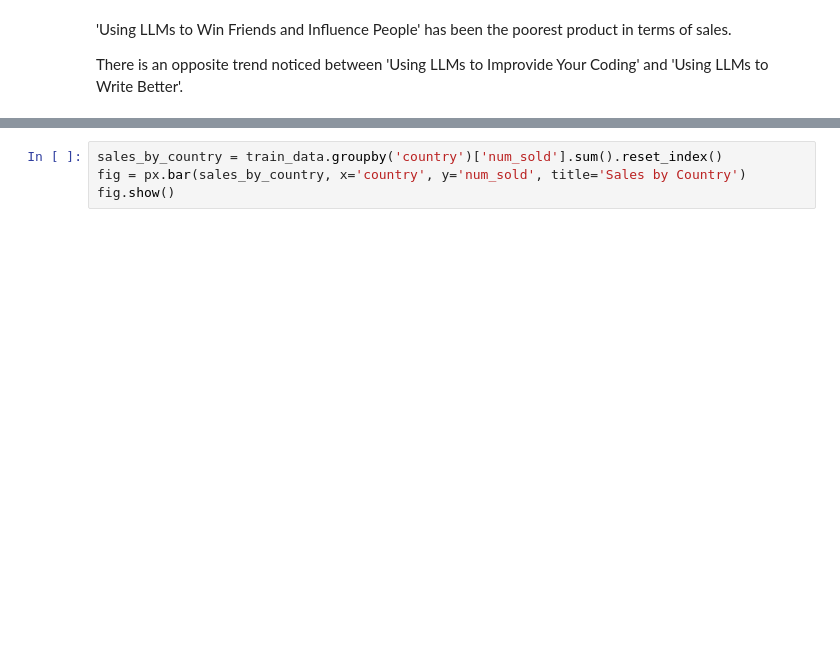
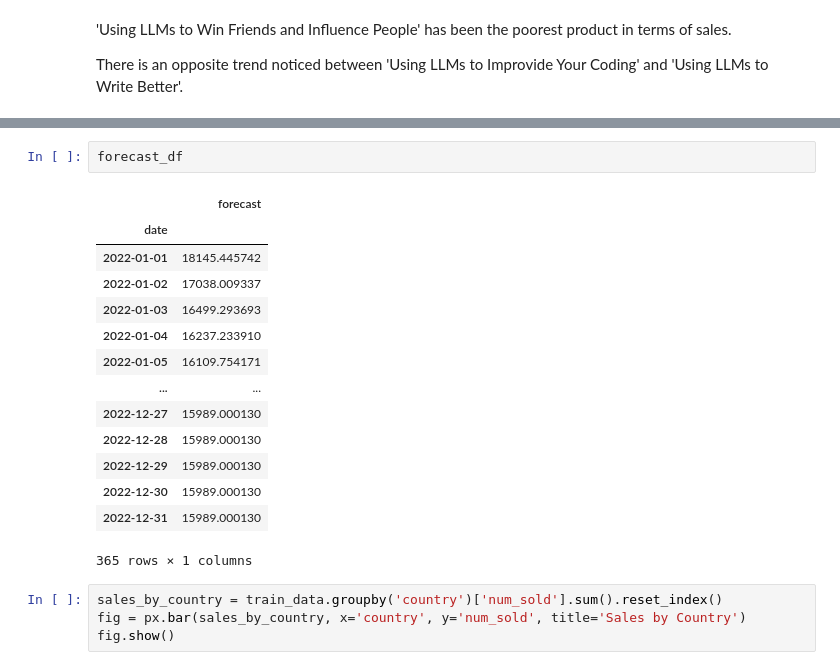
Before and after one commit to udaykirankavaturu/kaggle, a Jupyter notebook: playground-series-season-3-episode-19.ipynb, the cells around one changed output, grey strips where cells are left out. Drawn from its saved outputs; the diff is of its cells as text; blank space fills up the shorter version.

```diff
--- a/playground-series-season-3-episode-19.ipynb
+++ b/playground-series-season-3-episode-19.ipynb
@@ -840,3 +874,20 @@ No frequency information was provided, so inferred frequency D will be used.
+# %%
+forecast_df
+# %% [output]
+|  | forecast |
+| date |  |
+| 2022-01-01 | 18145.445742 |
+| 2022-01-02 | 17038.009337 |
+| 2022-01-03 | 16499.293693 |
+| 2022-01-04 | 16237.233910 |
+| 2022-01-05 | 16109.754171 |
+| ... | ... |
+| 2022-12-27 | 15989.000130 |
+| 2022-12-28 | 15989.000130 |
+| 2022-12-29 | 15989.000130 |
+| 2022-12-30 | 15989.000130 |
+| 2022-12-31 | 15989.000130 |
+365 rows × 1 columns
 # %%
 sales_by_country = train_data.groupby('country')['num_sold'].sum().reset_index()
 fig = px.bar(sales_by_country, x='country', y='num_sold', title='Sales by Country')
```
Also changed, not shown: parts of 6 cells of this notebook.
